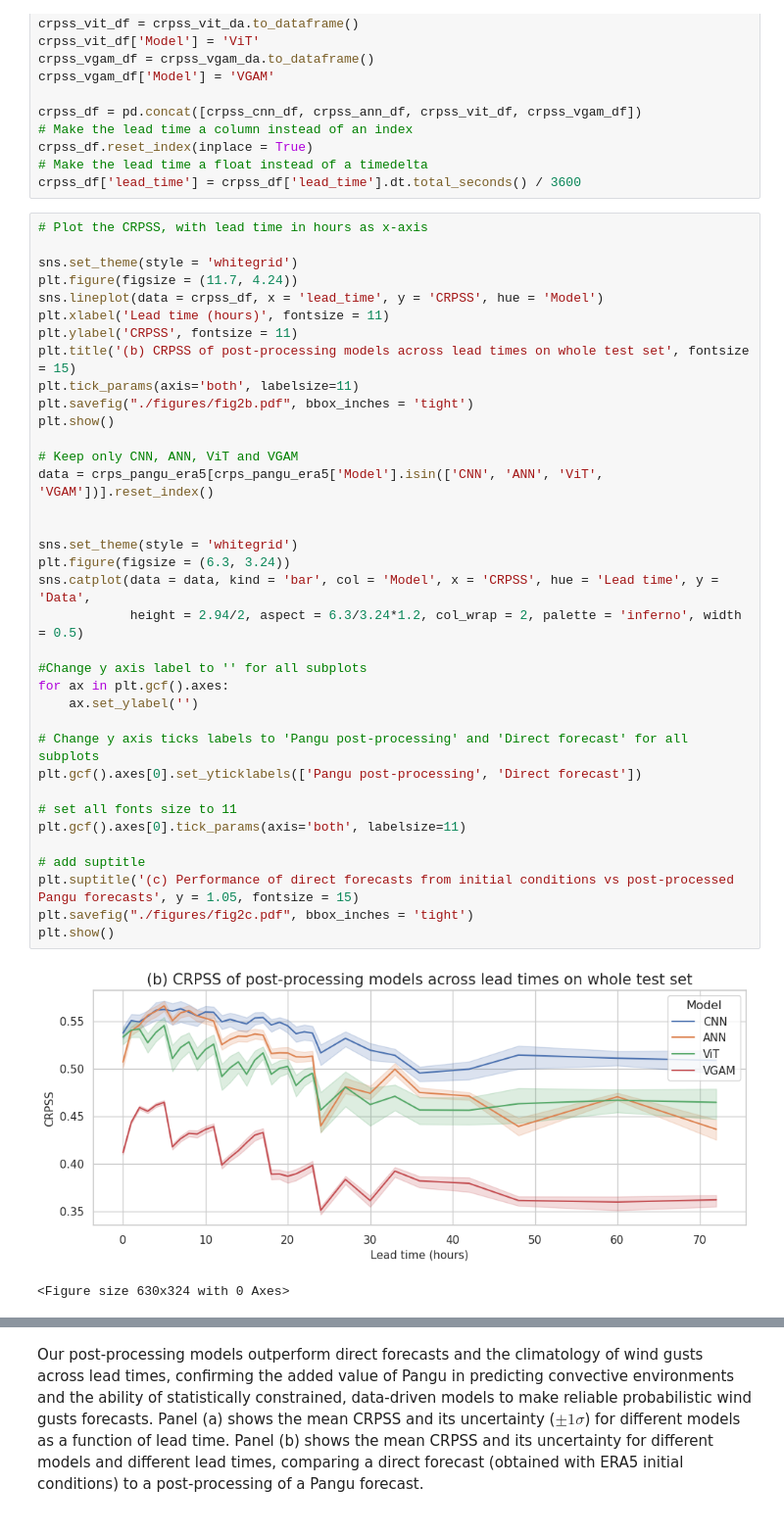
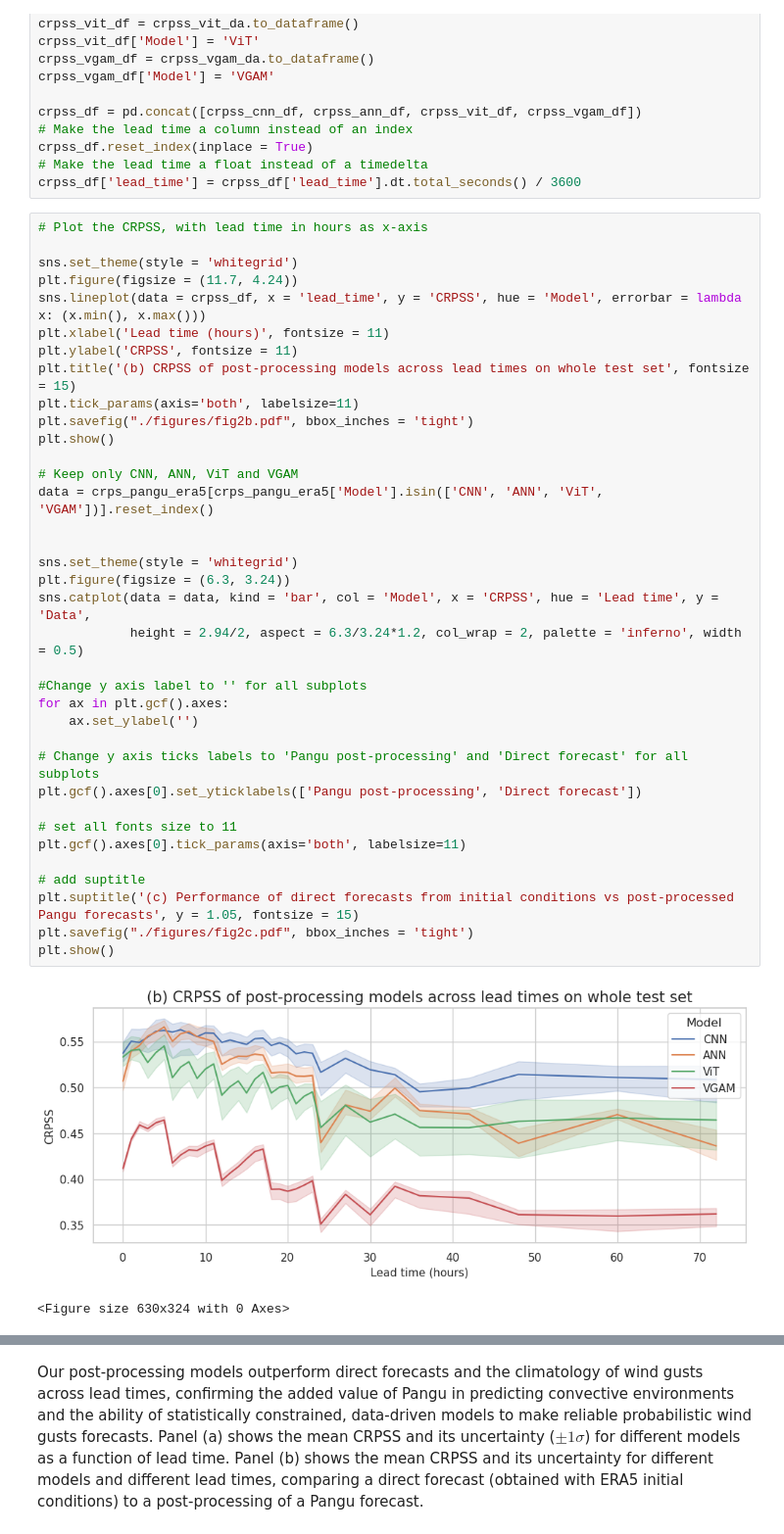
Before and after one commit to AntLrc/ConvectiveThunderstormWindGust_ML, a Jupyter notebook: figures.ipynb, the cells around one changed output, grey strips where cells are left out. Shown at 98% size. Cells and saved outputs as stored; diff of their text form.

Commit message:
figures updated

```diff
--- a/figures.ipynb
+++ b/figures.ipynb
@@ -293,39 +293,39 @@ crpss_df['lead_time'] = crpss_df['lead_time'].dt.total_seconds() / 3600
 
 sns.set_theme(style = 'whitegrid')
 plt.figure(figsize = (11.7, 4.24))
-sns.lineplot(data = crpss_df, x = 'lead_time', y = 'CRPSS', hue = 'Model')
+sns.lineplot(data = crpss_df, x = 'lead_time', y = 'CRPSS', hue = 'Model', errorbar = lambda x: (x.min(), x.max()))
 plt.xlabel('Lead time (hours)', fontsize = 11)
 plt.ylabel('CRPSS', fontsize = 11)
 plt.title('(b) CRPSS of post-processing models across lead times on whole test set', fontsize = 15)
 plt.tick_params(axis='both', labelsize=11)
 plt.savefig("./figures/fig2b.pdf", bbox_inches = 'tight')
 plt.show()
 
 # Keep only CNN, ANN, ViT and VGAM
 data = crps_pangu_era5[crps_pangu_era5['Model'].isin(['CNN', 'ANN', 'ViT', 'VGAM'])].reset_index()
 
 
 sns.set_theme(style = 'whitegrid')
 plt.figure(figsize = (6.3, 3.24))
 sns.catplot(data = data, kind = 'bar', col = 'Model', x = 'CRPSS', hue = 'Lead time', y = 'Data',
             height = 2.94/2, aspect = 6.3/3.24*1.2, col_wrap = 2, palette = 'inferno', width = 0.5)
 
 #Change y axis label to '' for all subplots
 for ax in plt.gcf().axes:
     ax.set_ylabel('')
 
 # Change y axis ticks labels to 'Pangu post-processing' and 'Direct forecast' for all subplots
 plt.gcf().axes[0].set_yticklabels(['Pangu post-processing', 'Direct forecast'])
 
 # set all fonts size to 11
 plt.gcf().axes[0].tick_params(axis='both', labelsize=11)
 
 # add suptitle
 plt.suptitle('(c) Performance of direct forecasts from initial conditions vs post-processed Pangu forecasts', y = 1.05, fontsize = 15)
 plt.savefig("./figures/fig2c.pdf", bbox_inches = 'tight')
 plt.show()
 # %% [output]
-[figure, old version]
+[figure, new version]
 <Figure size 630x324 with 0 Axes>
 [figure]
 # %% [markdown]
```
Also changed, not shown: parts of 5 cells of this notebook, 12 other files.
